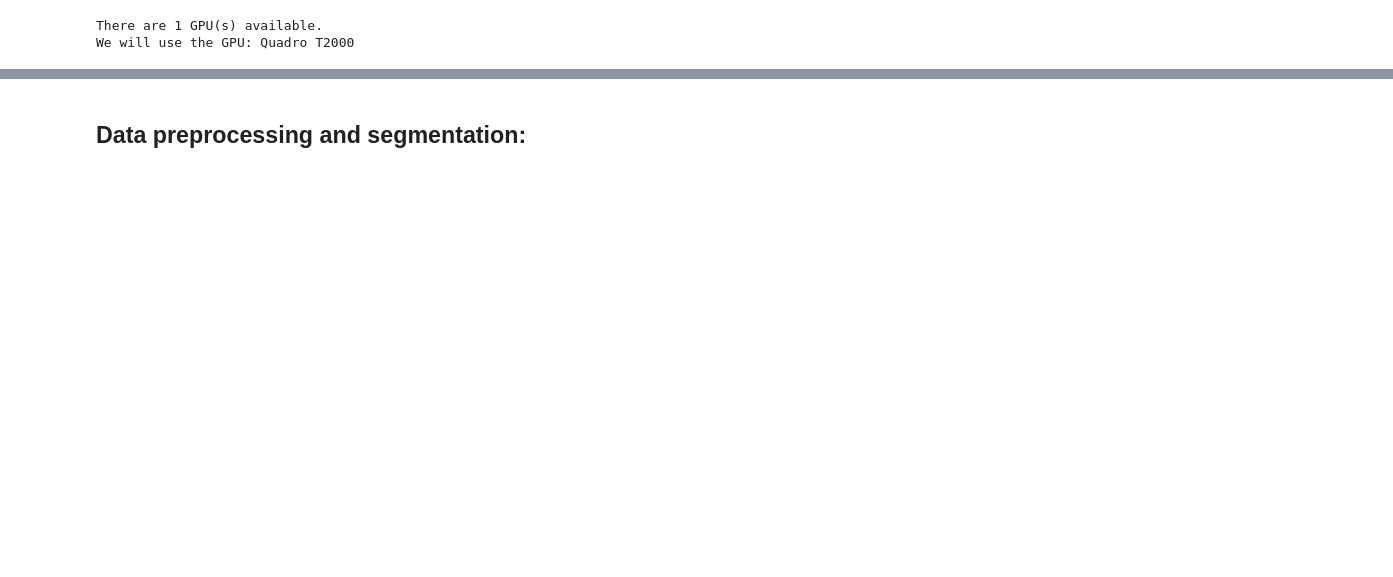
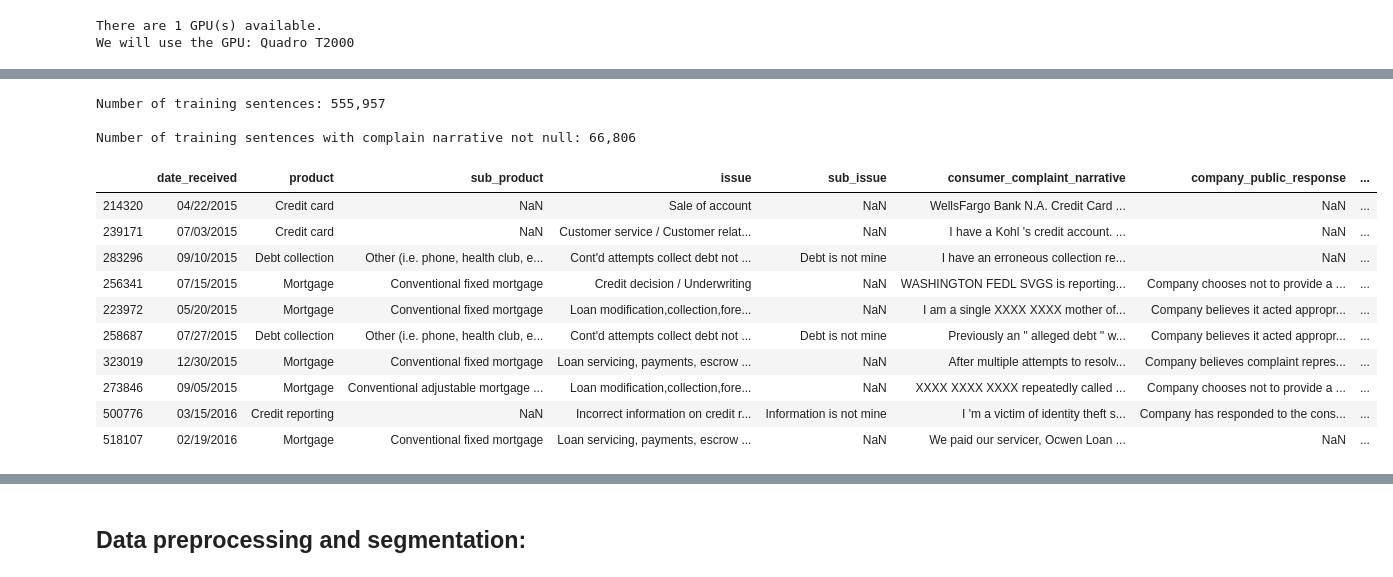
Before and after one commit to helmy-elrais/RoBERT_Recurrence_over_BERT, a Jupyter notebook: train.ipynb, the cells around one changed output, grey strips where cells are left out. Saved outputs shown, nothing was run; the diff lists cells and outputs as text; code cells hidden in the pictures; blank space fills up the shorter version.

```diff
--- a/train.ipynb
+++ b/train.ipynb
@@ -58,0 +110,27 @@ We will use the GPU: Quadro T2000
+# %%
+# Load the dataset into a pandas dataframe.
+df=pd.read_csv("./us-consumer-finance-complaints/consumer_complaints.csv")
+
+# Report the number of sentences.
+print('Number of training sentences: {:,}\n'.format(df.shape[0]))
+
+train_raw = df[df.consumer_complaint_narrative.notnull()]
+print('Number of training sentences with complain narrative not null: {:,}\n'.format(train_raw.shape[0]))
+
+# Display 10 random rows from the data.
+train_raw.sample(10)
+# %% [output]
+Number of training sentences: 555,957
+
+Number of training sentences with complain narrative not null: 66,806
+|  | date_received | product | sub_product | issue | sub_issue | consumer_complaint_narrative | company_public_response | ... |
+| 214320 | 04/22/2015 | Credit card | NaN | Sale of account | NaN | WellsFargo Bank N.A. Credit Card ... | NaN | ... |
+| 239171 | 07/03/2015 | Credit card | NaN | Customer service / Customer relat... | NaN | I have a Kohl 's credit account. ... | NaN | ... |
+| 283296 | 09/10/2015 | Debt collection | Other (i.e. phone, health club, e... | Cont'd attempts collect debt not ... | Debt is not mine | I have an erroneous collection re... | NaN | ... |
+| 256341 | 07/15/2015 | Mortgage | Conventional fixed mortgage | Credit decision / Underwriting | NaN | WASHINGTON FEDL SVGS is reporting... | Company chooses not to provide a ... | ... |
+| 223972 | 05/20/2015 | Mortgage | Conventional fixed mortgage | Loan modification,collection,fore... | NaN | I am a single XXXX XXXX mother of... | Company believes it acted appropr... | ... |
+| 258687 | 07/27/2015 | Debt collection | Other (i.e. phone, health club, e... | Cont'd attempts collect debt not ... | Debt is not mine | Previously an " alleged debt '' w... | Company believes it acted appropr... | ... |
+| 323019 | 12/30/2015 | Mortgage | Conventional fixed mortgage | Loan servicing, payments, escrow ... | NaN | After multiple attempts to resolv... | Company believes complaint repres... | ... |
+| 273846 | 09/05/2015 | Mortgage | Conventional adjustable mortgage ... | Loan modification,collection,fore... | NaN | XXXX XXXX XXXX repeatedly called ... | Company chooses not to provide a ... | ... |
+| 500776 | 03/15/2016 | Credit reporting | NaN | Incorrect information on credit r... | Information is not mine | I 'm a victim of identity theft s... | Company has responded to the cons... | ... |
+| 518107 | 02/19/2016 | Mortgage | Conventional fixed mortgage | Loan servicing, payments, escrow ... | NaN | We paid our servicer, Ocwen Loan ... | NaN | ... |
```
Also changed, not shown: parts of 39 cells of this notebook.
